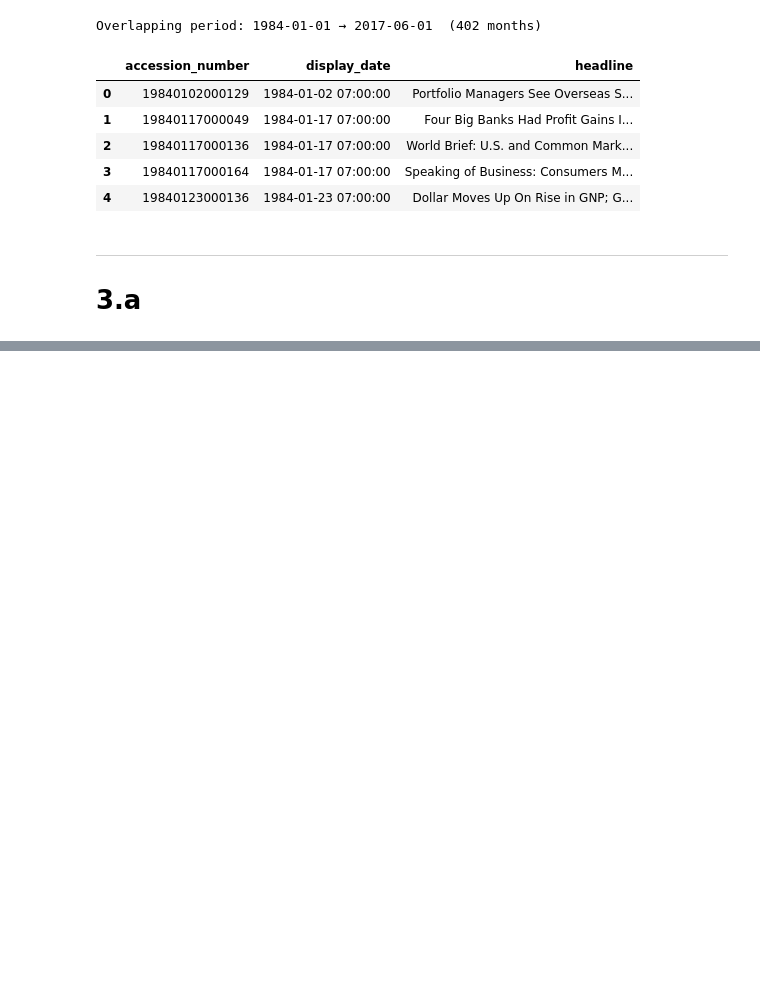
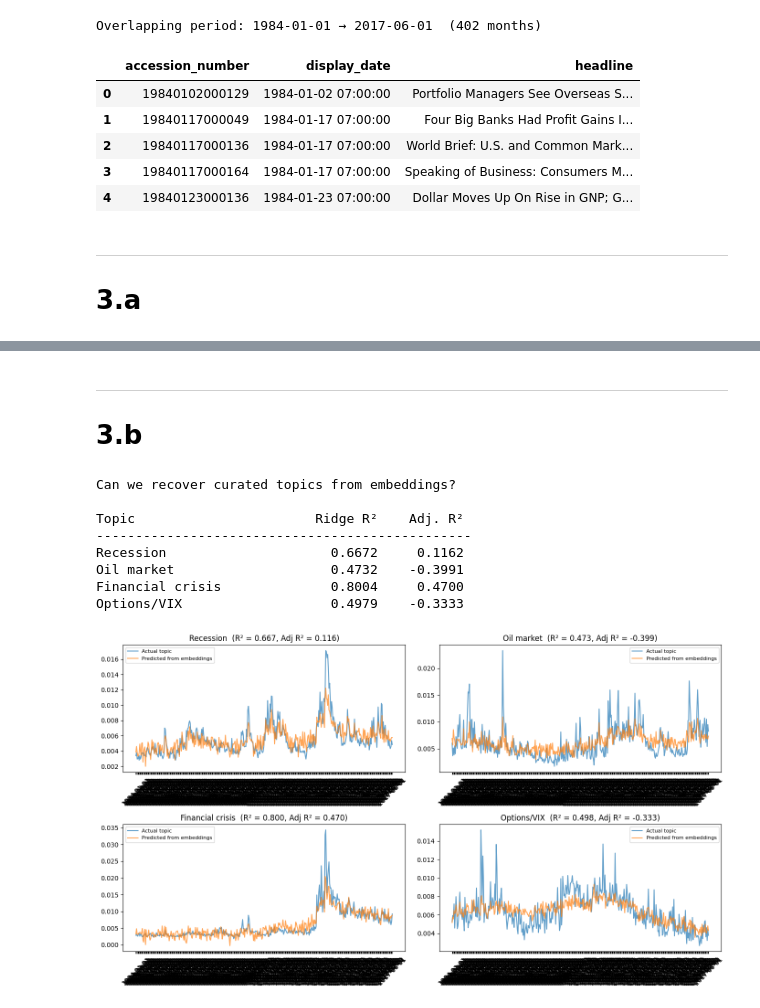
Before and after one commit to UChicago-FinMath-collection/ML-for-finance, a Jupyter notebook: PSet3/HW3p3.ipynb, the cells around one changed output, grey strips where cells are left out. Saved outputs shown, nothing was run; the diff lists cells and outputs as text; code cells hidden in the pictures; blank space fills up the shorter version.

```diff
--- a/PSet3/HW3p3.ipynb
+++ b/PSet3/HW3p3.ipynb
@@ -59,0 +260,58 @@ articles.head()
+# %% [markdown]
+-----
+# 3.b
+# %%
+from sklearn.linear_model import RidgeCV
+
+# ── Pick representative topics (important ones from parts 1.a/1.b) ──
+selected_topics = ["Recession", "Oil market", "Financial crisis", "Options/VIX"]
+
+# Align topics with embeddings on common dates
+common_te = topics.index.intersection(emb_al.index)
+topics_al = topics.loc[common_te]
+emb_al_t = emb_al.loc[common_te]
+
+scaler = StandardScaler()
+X_emb_sc = scaler.fit_transform(emb_al_t)
+
+print("Can we recover curated topics from embeddings?\n")
+print(f"{'Topic':<25} {'Ridge R²':>10} {'Adj. R²':>10}")
+print("-" * 48)
+
+fig, axes = plt.subplots(2, 2, figsize=(14, 8))
+axes = axes.ravel()
+
+for i, topic in enumerate(selected_topics):
+    y_topic = topics_al[topic]
+
+    # RidgeCV: use all 250 embedding dims to predict the topic
+    ridge = RidgeCV(alphas=np.logspace(-3, 5, 100)).fit(X_emb_sc, y_topic)
+    y_pred = ridge.predict(X_emb_sc)
+
+    ss_res = np.sum((y_topic - y_pred) ** 2)
+    ss_tot = np.sum((y_topic - y_topic.mean()) ** 2)
+    r2 = 1 - ss_res / ss_tot
+    n, p = X_emb_sc.shape
+    adj_r2 = 1 - (1 - r2) * (n - 1) / (n - p - 1)
+
+    print(f"{topic:<25} {r2:>10.4f} {adj_r2:>10.4f}")
+
+    # Plot actual vs predicted
+    axes[i].plot(common_te, y_topic.values, alpha=0.7, label="Actual topic")
+    axes[i].plot(common_te, y_pred, alpha=0.7, label="Predicted from embeddings")
+    axes[i].set_title(f"{topic}  (R² = {r2:.3f}, Adj R² = {adj_r2:.3f})")
+    axes[i].legend(fontsize=8)
+    axes[i].tick_params(axis="x", rotation=45)
+
+plt.tight_layout()
+plt.show()
+# %% [output]
+Can we recover curated topics from embeddings?
+
+Topic                       Ridge R²    Adj. R²
+------------------------------------------------
+Recession                     0.6672     0.1162
+Oil market                    0.4732    -0.3991
+Financial crisis              0.8004     0.4700
+Options/VIX                   0.4979    -0.3333
+[figure, added]
```
Also changed, not shown: parts of 9 cells of this notebook.
